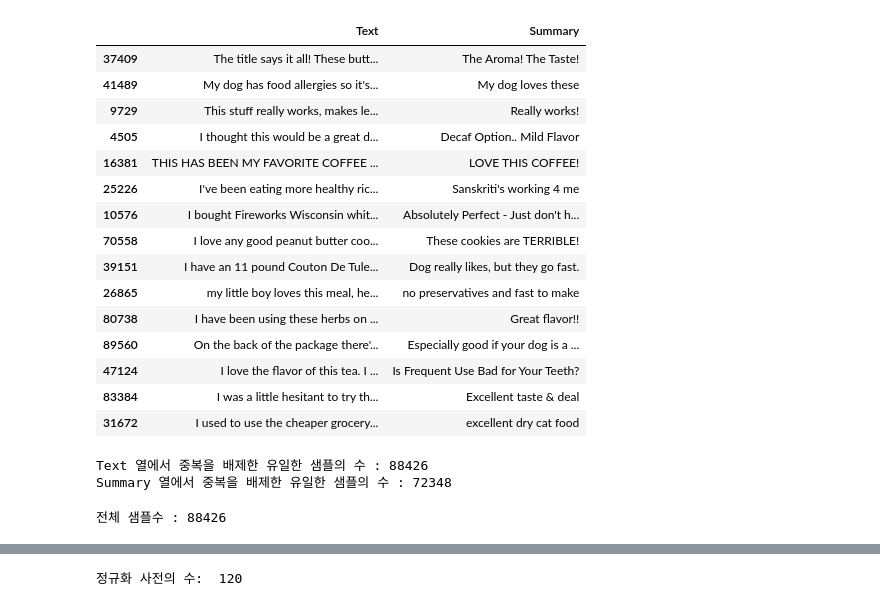
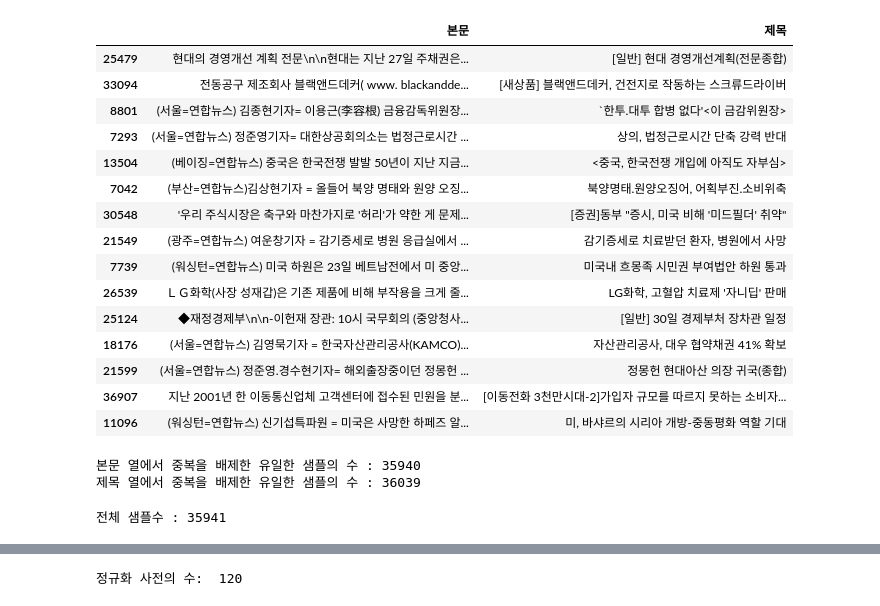
Before and after one commit to SunCreation/myalgo, a Jupyter notebook: lms/nlp/summary/news.ipynb, the cells around one changed output, grey strips where cells are left out. Drawn from its saved outputs; the diff is of its cells as text; code cells hidden in the pictures.

```diff
--- a/lms/nlp/summary/news.ipynb
+++ b/lms/nlp/summary/news.ipynb
@@ -23,4 +22,4 @@ print('=3')
 # %%
-data = pd.read_csv(os.getenv("HOME")+"/aiffel/news_summarization/data/Reviews.csv", nrows=100000)
+data = pd.read_csv("../../data/news/allnews.csv")
 print('전체 샘플수 :', (len(data)))
 # %% [output]
@@ -37,38 +36,38 @@ data.head()
 # %%
-data = data[['Text','Summary']]
+data = data[['본문','제목']]
 data.head()
 
 #랜덤한 15개 샘플 출력
 data.sample(15)
 # %% [output]
-|  | Text | Summary |
-| 37409 | The title says it all! These butt... | The Aroma! The Taste! |
-| 41489 | My dog has food allergies so it's... | My dog loves these |
-| 9729 | This stuff really works, makes le... | Really works! |
-| 4505 | I thought this would be a great d... | Decaf Option.. Mild Flavor |
-| 16381 | THIS HAS BEEN MY FAVORITE COFFEE ... | LOVE THIS COFFEE! |
-| 25226 | I've been eating more healthy ric... | Sanskriti's working 4 me |
-| 10576 | I bought Fireworks Wisconsin whit... | Absolutely Perfect - Just don't h... |
-| 70558 | I love any good peanut butter coo... | These cookies are TERRIBLE! |
-| 39151 | I have an 11 pound Couton De Tule... | Dog really likes, but they go fast. |
-| 26865 | my little boy loves this meal, he... | no preservatives and fast to make |
-| 80738 | I have been using these herbs on ... | Great flavor!! |
-| 89560 | On the back of the package there'... | Especially good if your dog is a ... |
-| 47124 | I love the flavor of this tea. I ... | Is Frequent Use Bad for Your Teeth? |
-| 83384 | I was a little hesitant to try th... | Excellent taste & deal |
-| 31672 | I used to use the cheaper grocery... | excellent dry cat food |
+|  | 본문 | 제목 |
+| 25479 | 현대의 경영개선 계획 전문\n\n현대는 지난 27일 주채권은... | [일반] 현대 경영개선계획(전문종합) |
+| 33094 | 전동공구 제조회사 블랙앤드데커( www. blackandde... | [새상품] 블랙앤드데커, 건전지로 작동하는 스크류드라이버 |
+| 8801 | (서울=연합뉴스) 김종현기자= 이용근(李容根) 금융감독위원장... | `한투.대투 합병 없다'<이 금감위원장> |
+| 7293 | (서울=연합뉴스) 정준영기자= 대한상공회의소는 법정근로시간 ... | 상의, 법정근로시간 단축 강력 반대 |
+| 13504 | (베이징=연합뉴스) 중국은 한국전쟁 발발 50년이 지난 지금... | <중국, 한국전쟁 개입에 아직도 자부심> |
+| 7042 | (부산=연합뉴스)김상현기자 = 올들어 북양 명태와 원양 오징... | 북양명태.원양오징어, 어획부진.소비위축 |
+| 30548 | '우리 주식시장은 축구와 마찬가지로 '허리'가 약한 게 문제... | [증권]동부 "증시, 미국 비해 '미드필더' 취약" |
+| 21549 | (광주=연합뉴스) 여운창기자 = 감기증세로 병원 응급실에서 ... | 감기증세로 치료받던 환자, 병원에서 사망 |
+| 7739 | (워싱턴=연합뉴스) 미국 하원은 23일 베트남전에서 미 중앙... | 미국내 흐몽족 시민권 부여법안 하원 통과 |
+| 26539 | ＬＧ화학(사장 성재갑)은 기존 제품에 비해 부작용을 크게 줄... | LG화학, 고혈압 치료제 '자니딥' 판매 |
+| 25124 | ◆재정경제부\n\n-이헌재 장관: 10시 국무회의 (중앙청사... | [일반] 30일 경제부처 장차관 일정 |
+| 18176 | (서울=연합뉴스) 김영묵기자 = 한국자산관리공사(KAMCO)... | 자산관리공사, 대우 협약채권 41% 확보 |
+| 21599 | (서울=연합뉴스) 정준영.경수현기자= 해외출장중이던 정몽헌 ... | 정몽헌 현대아산 의장 귀국(종합) |
+| 36907 | 지난 2001년 한 이동통신업체 고객센터에 접수된 민원을 분... | [이동전화 3천만시대-2]가입자 규모를 따르지 못하는 소비자... |
+| 11096 | (워싱턴=연합뉴스) 신기섭특파원 = 미국은 사망한 하페즈 알... | 미, 바샤르의 시리아 개방-중동평화 역할 기대 |
 # %%
-print('Text 열에서 중복을 배제한 유일한 샘플의 수 :', data['Text'].nunique())
-print('Summary 열에서 중복을 배제한 유일한 샘플의 수 :', data['Summary'].nunique())
+print('본문 열에서 중복을 배제한 유일한 샘플의 수 :', data['본문'].nunique())
+print('제목 열에서 중복을 배제한 유일한 샘플의 수 :', data['제목'].nunique())
 # %% [output]
-Text 열에서 중복을 배제한 유일한 샘플의 수 : 88426
-Summary 열에서 중복을 배제한 유일한 샘플의 수 : 72348
+본문 열에서 중복을 배제한 유일한 샘플의 수 : 35940
+제목 열에서 중복을 배제한 유일한 샘플의 수 : 36039
 # %%
 # inplace=True 를 설정하면 DataFrame 타입 값을 return 하지 않고 data 내부를 직접적으로 바꿉니다
-data.drop_duplicates(subset = ['Text'], inplace=True)
+data.drop_duplicates(subset = ['본문'], inplace=True)
 print('전체 샘플수 :', (len(data)))
 # %% [output]
-전체 샘플수 : 88426
+전체 샘플수 : 35941
 # %%
 print(data.isnull().sum())
 # %% [output]
```
Also changed, not shown: parts of 44 cells of this notebook, 5 other files.
